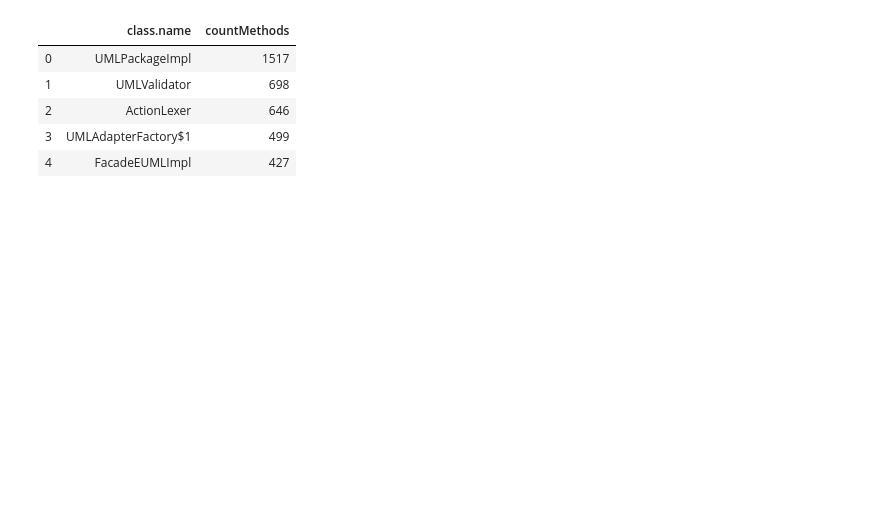
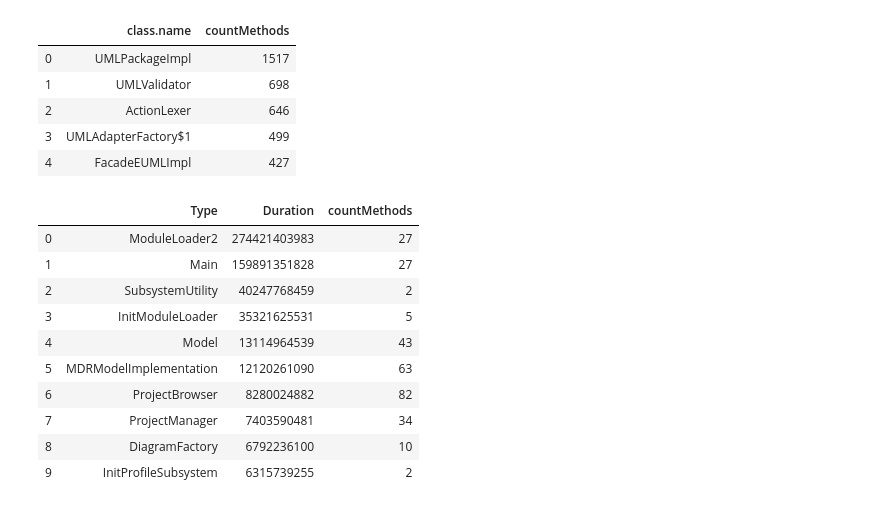
Before and after one commit to softvis-research/performance-analysis, a Jupyter notebook: PerformanceAnalysis.ipynb, the cells around one changed output. Saved outputs shown, nothing was run; the diff lists cells and outputs as text; code cells hidden in the pictures; blank space fills up the shorter version.

```diff
--- a/PerformanceAnalysis.ipynb
+++ b/PerformanceAnalysis.ipynb
@@ -195,3 +199,19 @@ df_3.head()
 | 2 | ActionLexer | 646 |
 | 3 | UMLAdapterFactory$1 | 499 |
 | 4 | FacadeEUMLImpl | 427 |
+# %%
+df_3 = pd.merge(time_df, df_3, left_on=['Type'], right_on=['class.name'])
+df_4 = df_3[['Type', 'Duration' ,'countMethods']]
+df_4.head(10)
+# %% [output]
+|  | Type | Duration | countMethods |
+| 0 | ModuleLoader2 | 274421403983 | 27 |
+| 1 | Main | 159891351828 | 27 |
+| 2 | SubsystemUtility | 40247768459 | 2 |
+| 3 | InitModuleLoader | 35321625531 | 5 |
+| 4 | Model | 13114964539 | 43 |
+| 5 | MDRModelImplementation | 12120261090 | 63 |
+| 6 | ProjectBrowser | 8280024882 | 82 |
+| 7 | ProjectManager | 7403590481 | 34 |
+| 8 | DiagramFactory | 6792236100 | 10 |
+| 9 | InitProfileSubsystem | 6315739255 | 2 |
```
Also changed, not shown: parts of 13 cells of this notebook.
